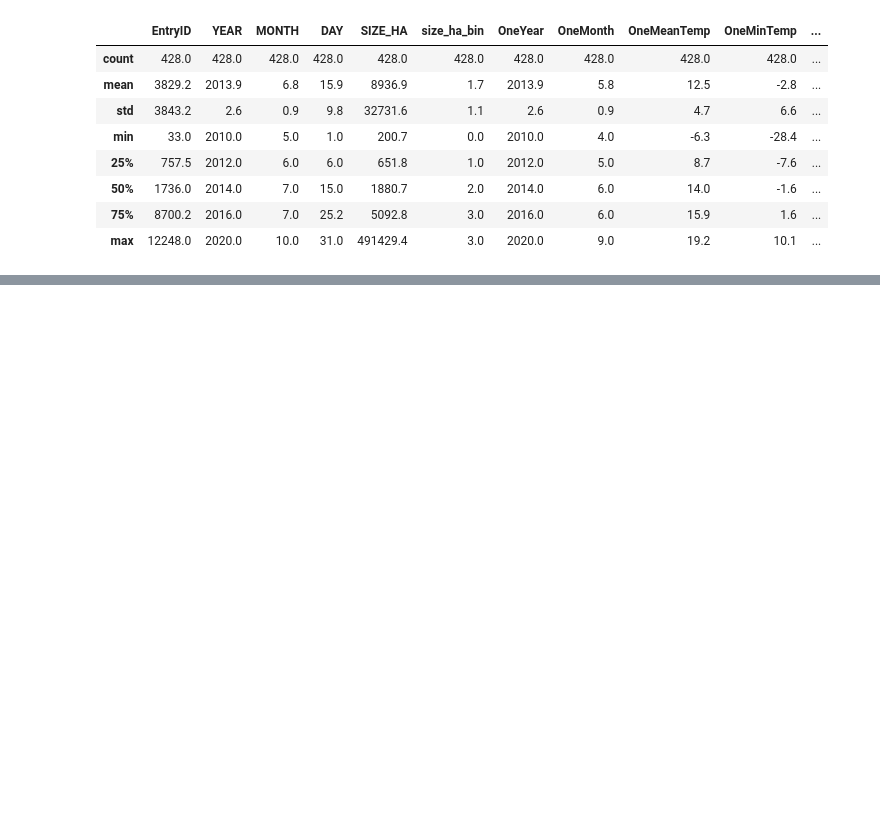
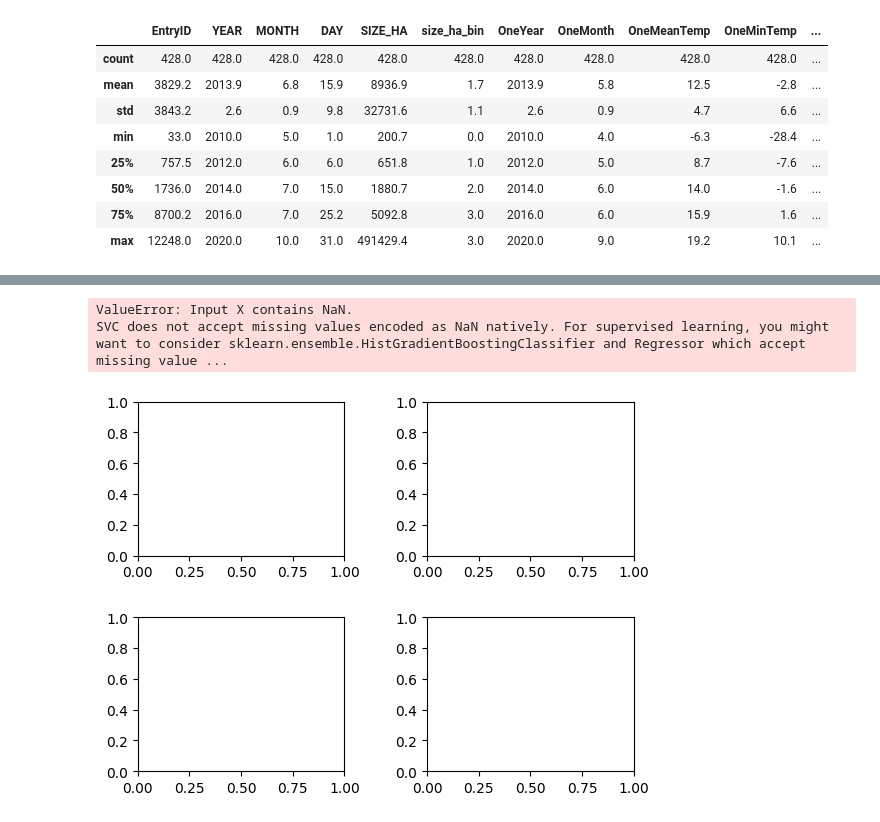
Before and after one commit to NouranEmad16/MLweatherForestFire, a Jupyter notebook: Data_step6_FeatureEvaluation.ipynb, the cells around one changed output, grey strips where cells are left out. Saved outputs shown, nothing was run; the diff lists cells and outputs as text; code cells hidden in the pictures; blank space fills up the shorter version.

```diff
--- a/Data_step6_FeatureEvaluation.ipynb
+++ b/Data_step6_FeatureEvaluation.ipynb
@@ -74,0 +220,9 @@ dfEval.describe()
+# %%
+alphas = np.logspace(-10, 10, 21)
+model = make_pipeline(
+    TransformedTargetRegressor(
+        regressor=RidgeCV(alphas=alphas),
+        func=np.log10,
+        inverse_func=sp.special.exp10,
+    ),
+)
@@ -74,0 +257,3 @@ dfEval.describe()
+# %%
+
+model.fit(X_train_means_one, Y_train)
@@ -74,0 +272,3 @@ dfEval.describe()
+# %%
+clf = svm.LinearSVC()
+clf.fit(X_train_means_one, Y_train_discrete)
@@ -74,0 +298,45 @@ dfEval.describe()
+# %%
+C = 1.0  # SVM regularization parameter
+models = (
+    svm.SVC(kernel="linear", C=C),
+    svm.LinearSVC(C=C, max_iter=10000),
+    svm.SVC(kernel="rbf", gamma=0.7, C=C),
+    svm.SVC(kernel="poly", degree=3, gamma="auto", C=C),
+)
+models = (clf.fit(X_train_means_one, Y_train_discrete) for clf in models)
+
+# title for the plots
+titles = (
+    "SVC with linear kernel",
+    "LinearSVC (linear kernel)",
+    "SVC with RBF kernel",
+    "SVC with polynomial (degree 3) kernel",
+)
+
+# Set-up 2x2 grid for plotting.
+fig, sub = plt.subplots(2, 2)
+plt.subplots_adjust(wspace=0.4, hspace=0.4)
+
+X0, X1 = X_train_means_one['OneMeanTemp'].to_numpy(), X_train_means_one['OneMeanDewPoint'].to_numpy()
+
+for clf, title, ax in zip(models, titles, sub.flatten()):
+    disp = DecisionBoundaryDisplay.from_estimator(
+        clf,
+        X_train_means_one,
+        response_method="predict",
+        cmap=plt.cm.coolwarm,
+        alpha=0.8,
+        ax=ax,
+        xlabel=['OneMeanTemp', 'OneMeanDewPoint'],
+        ylabel="SIZE_HA",
+    )
+    ax.scatter(X0, X1, c=Y_train_discrete, cmap=plt.cm.coolwarm, s=20, edgecolors="k")
+    ax.set_xticks(())
+    ax.set_yticks(())
+    ax.set_title(title)
+
+plt.show()
+# %% [output]
+ValueError: Input X contains NaN.
+SVC does not accept missing values encoded as NaN natively. For supervised learning, you might want to consider sklearn.ensemble.HistGradientBoostingClassifier and Regressor which accept missing value ...
+[figure, added]
```
Also changed, not shown: parts of 31 cells of this notebook, 2 other files.
